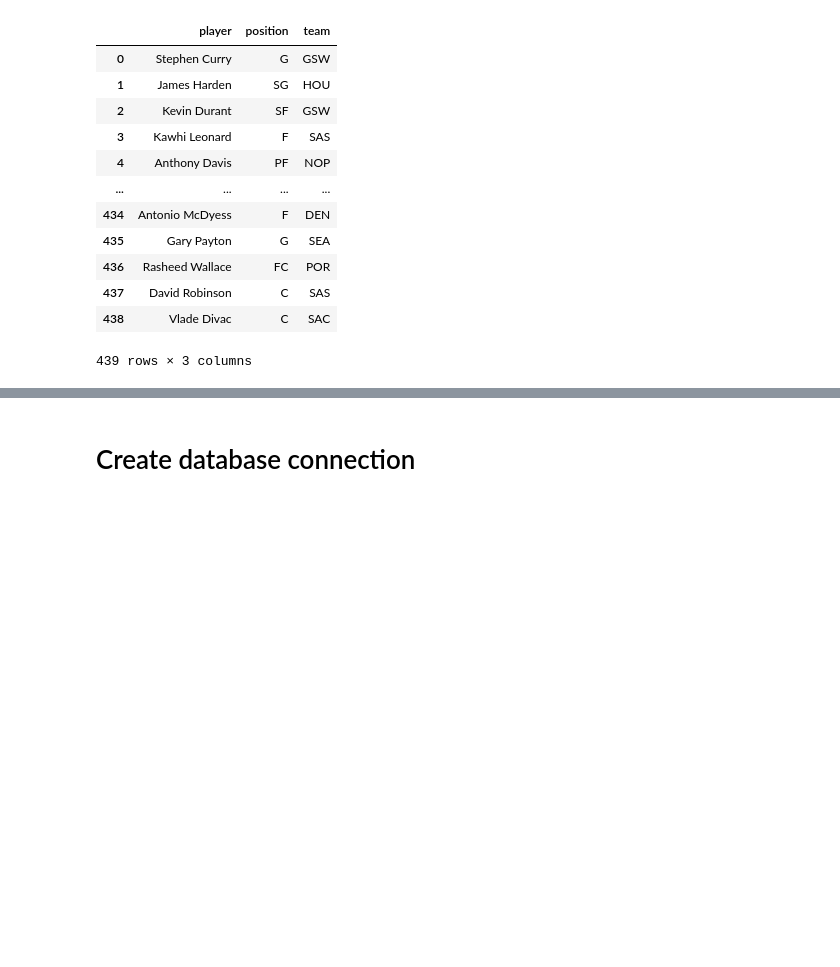
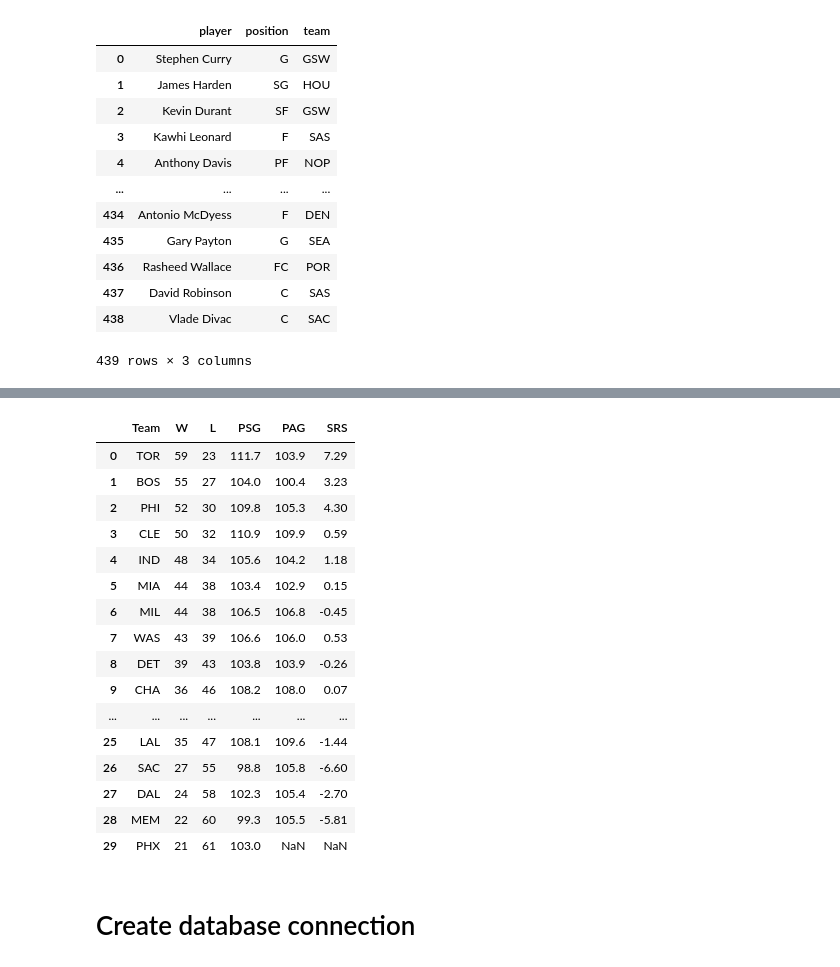
Before and after one commit to Klsisk/Project-3, a Jupyter notebook: Resources/mainscript.ipynb, the cells around one changed output, grey strips where cells are left out. Saved outputs shown, nothing was run; the diff lists cells and outputs as text; code cells hidden in the pictures; blank space fills up the shorter version.

```diff
--- a/Resources/mainscript.ipynb
+++ b/Resources/mainscript.ipynb
@@ -175,3 +215,33 @@ all_star_change
+# %%
+# Change team names to team abbreviations to match other databases
+team_stats_change = team_stats_drop_df.replace({'Golden State Warriors': 'GSW', 'Houston Rockets': 'HOU', 'San Antonio Spurs': 'SAS', 'Brooklyn Nets': 'BKN',
+            'Boston Celtics': 'BOS', 'Charlotte Hornets': 'CHA', 'Chicago Bulls': 'CHI', 'Cleveland Cavaliers': 'CLE',
+            'Dallas Mavericks': 'DAL', 'Denver Nuggets': 'DEN', 'Detroit Pistons': 'DET', 'Indiana Pacers': 'IND',
+            'Los Angeles Clippers': 'LAC', 'Los Angeles Lakers': 'LAL', 'Memphis Grizzlies': 'MEM', 'Miami Heat': 'MIA',
+            'Milwaukee Bucks': 'MIL', 'Minnesota Timberwolves': 'MIN', 'New York Knicks': 'NYK', 'New Orleans Hornets': 'NOP',
+            'Oklahoma City Thunder': 'OKC', 'Orlando Magic': 'ORL', 'Philadelphia 76ers': 'PHI', 'Seattle SuperSonics': 'SEA',
+            'Phoenix Suns': 'PHX', 'Portland Trail Blazers': 'POR', 'Sacramento Kings': 'SAC', 'Toronto Raptors': 'TOR',
+            'New Jersey Nets': 'NJN', 'Utah Jazz': 'UTA', 'Washington Wizards': 'WAS', 'Atlanta Hawks': 'ATL', 'New Orleans Pelicans': 'NOP'})
+
+team_stats_change
+# %% [output]
+|  | Team | W | L | PSG | PAG | SRS |
+| 0 | TOR | 59 | 23 | 111.7 | 103.9 | 7.29 |
+| 1 | BOS | 55 | 27 | 104.0 | 100.4 | 3.23 |
+| 2 | PHI | 52 | 30 | 109.8 | 105.3 | 4.30 |
+| 3 | CLE | 50 | 32 | 110.9 | 109.9 | 0.59 |
+| 4 | IND | 48 | 34 | 105.6 | 104.2 | 1.18 |
+| 5 | MIA | 44 | 38 | 103.4 | 102.9 | 0.15 |
+| 6 | MIL | 44 | 38 | 106.5 | 106.8 | -0.45 |
+| 7 | WAS | 43 | 39 | 106.6 | 106.0 | 0.53 |
+| 8 | DET | 39 | 43 | 103.8 | 103.9 | -0.26 |
+| 9 | CHA | 36 | 46 | 108.2 | 108.0 | 0.07 |
+| ... | ... | ... | ... | ... | ... | ... |
+| 25 | LAL | 35 | 47 | 108.1 | 109.6 | -1.44 |
+| 26 | SAC | 27 | 55 | 98.8 | 105.8 | -6.60 |
+| 27 | DAL | 24 | 58 | 102.3 | 105.4 | -2.70 |
+| 28 | MEM | 22 | 60 | 99.3 | 105.5 | -5.81 |
+| 29 | PHX | 21 | 61 | 103.0 | NaN | NaN |
 # %% [markdown]
 <h1> Create database connection </h1>
 # %%
```
Also changed, not shown: parts of 6 cells of this notebook, 2 other files.
